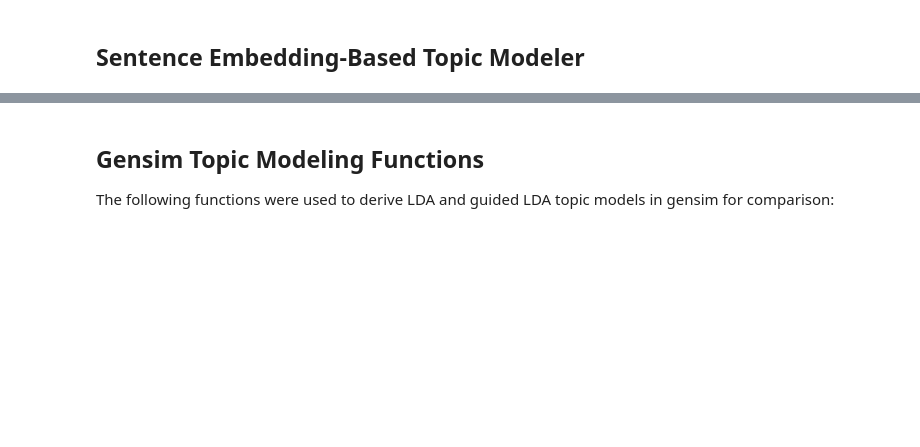
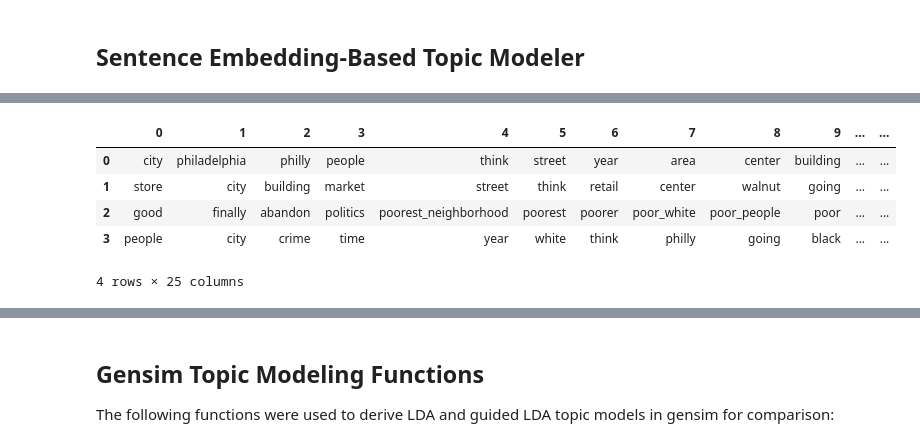
Before and after one commit to rotemple/city-data-com-corpus-scripts, a Jupyter notebook: sentence-embedding-tm.ipynb, the cells around one changed output, grey strips where cells are left out. Saved outputs shown, nothing was run; the diff lists cells and outputs as text; code cells hidden in the pictures; blank space fills up the shorter version.

```diff
--- a/sentence-embedding-tm.ipynb
+++ b/sentence-embedding-tm.ipynb
@@ -292,3 +1051,16 @@ citydata = pd.read_csv("https://zenodo.org/records/10086354/files/citydata.csv?d
+# %%
+#Or load preprocessed City-Data.com Corpus data
+city = open_pickle('citydata_processed.pkl')
+
+CITY = city[0] #networkx graph
+city_paths = city[1] #post and quoted posts by post_id
+city_chains = city[2] #treaded texts
+city_embeddings = city[3] #threaded embeddings
+city_singleton_ids = city[4] #singleton post_ids
+city_singleton_embeddings = city[5] #singleton post embeddings
+city_singleton_texts = city[6] #singleton posts
+# %%
+threads = city_chains + city_singleton_texts
 # %% [markdown]
 ## Sentence Embedding-Based Topic Modeler
 # %%
@@ -337,7 +1109,7 @@ def topic_model(texts, transformer, clusters=3,vectorizer='cv',mindf=5, ngrams=(
 
     #group text by kmeans cluster label
     df = pd.DataFrame({'text':processed_threads,'label':km.labels_})
-    df_grouped = df.groupby('label')['thread'].apply(list)
+    df_grouped = df.groupby('label')['text'].apply(list)
 
     if vectorizer == 'cv': #sklearn CountVectorizer
         cv = CountVectorizer(stop_words='english',min_df=mindf,ngram_range=ngrams)
@@ -359,7 +1131,6 @@ def topic_model(texts, transformer, clusters=3,vectorizer='cv',mindf=5, ngrams=(
 
         ff = pd.DataFrame([ff.iloc[i] for i in range(len(ff)) if len(ff.iloc[i]['term']) > 3])
         topics = get_topical_terms(ff,term_count=25)
-        print(get_topical_coherence(processed_threads, topics,metric='u_mass'))
         return {'texts':df,'term_weights':ff,'vectorizer':cv, 'clusterer':km, 'topics':topics}
 
     elif vectorizer == 'tfidf':
@@ -379,9 +1150,27 @@ def topic_model(texts, transformer, clusters=3,vectorizer='cv',mindf=5, ngrams=(
 
         ff = pd.DataFrame([ff.iloc[i] for i in range(len(ff)) if len(ff.iloc[i]['term']) > 3])
         topics = get_topical_terms(ff,term_count=25)
-        print(get_topical_coherence(processed_threads, topics,metric='u_mass'))
+
 
         return {'texts':df,'term_weights':ff,'vectorizer':tfidf, 'clusterer':km, 'topics':topics}
+
+def get_topical_terms(dataframe, term_count=25):
+    topics = []
+    for i in range(len(dataframe.columns)-1):
+
+        terms = dataframe.sort_values(by='coef_'+str(i),ascending=False)[:term_count]['term'].tolist()
+        topics.append(terms)
+    filtered = []
+    for topic in topics:
+        t = []
+        for term in topic:
+            if len(term.split()) > 1:
+                t.append('_'.join(term.split()))
+            else:
+                t.append(term)
+        filtered.append(t)
+    return filtered
+import numpy as np
 
 from sentence_transformers import SentenceTransformer
 
@@ -394,2 +1181,4 @@ CITY, city_paths, city_chains, city_embeddings, city_singletons,city_singleton_e
 # %%
-topics = topic_model(texts, smodel, clusters=4,vectorizer='cv',mindf=5, ngrams=(1,1),kbest=5000,init_='k-means++'):
+#SE-Topic Model City-Data.com Corpus Threads
+
+se_thread_topics = topic_model(threads, smodel, clusters=4,vectorizer='cv',mindf=10, ngrams=(1,3),kbest=7500,init_='k-means++')
@@ -395,0 +1187,10 @@ topics = topic_model(texts, smodel, clusters=4,vectorizer='cv',mindf=5, ngrams=(
+# %%
+#SE-Topic Model City-Data.com Corpus Threads with top-25 terms
+pd.DataFrame(se_thread_topics['topics'])
+# %% [output]
+|  | 0 | 1 | 2 | 3 | 4 | 5 | 6 | 7 | 8 | 9 | ... | ... |
+| 0 | city | philadelphia | philly | people | think | street | year | area | center | building | ... | ... |
+| 1 | store | city | building | market | street | think | retail | center | walnut | going | ... | ... |
+| 2 | good | finally | abandon | politics | poorest_neighborhood | poorest | poorer | poor_white | poor_people | poor | ... | ... |
+| 3 | people | city | crime | time | year | white | think | philly | going | black | ... | ... |
+4 rows × 25 columns
```
Also changed, not shown: parts of 66 cells of this notebook.
